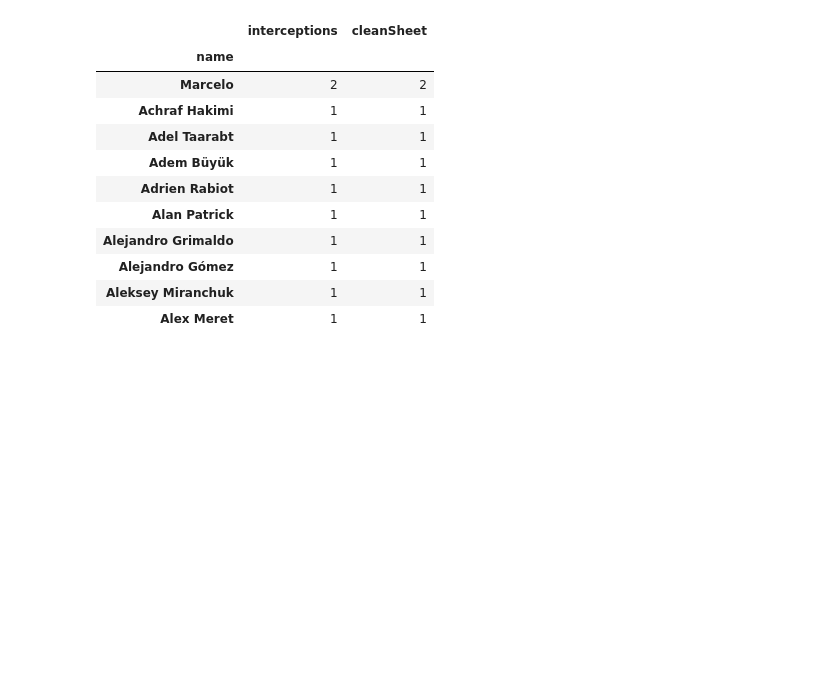
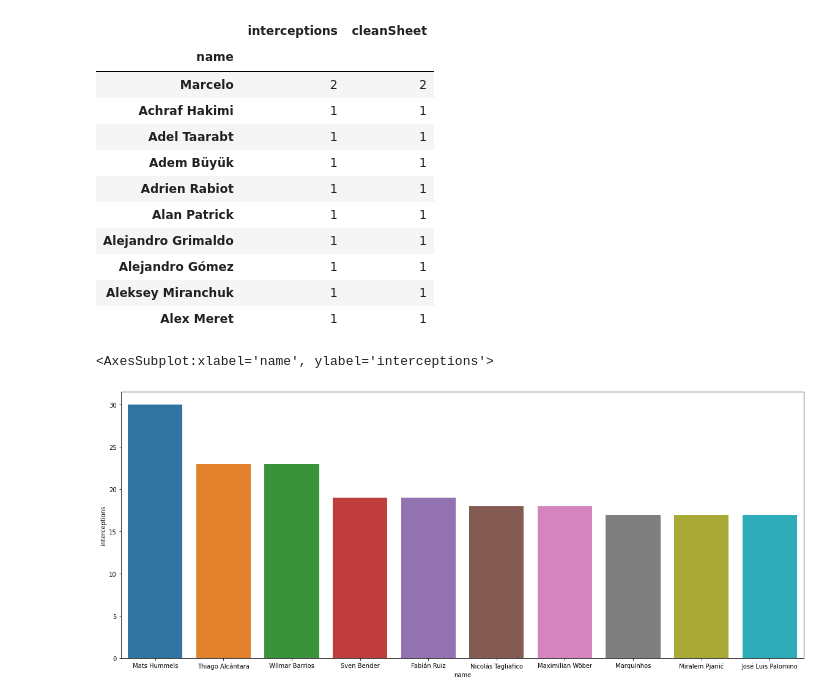
Before and after one commit to ZaidSultan10/champions-league-winner-prediction, a Jupyter notebook: UEFA_Champions_League_Winner_Prediction-checkpoint.ipynb, the cells around one changed output. Drawn from its saved outputs; the diff is of its cells as text; code cells hidden in the pictures; blank space fills up the shorter version.

Commit message:
top 10 defenders graph

```diff
--- a/UEFA_Champions_League_Winner_Prediction-checkpoint.ipynb
+++ b/UEFA_Champions_League_Winner_Prediction-checkpoint.ipynb
@@ -323,3 +323,9 @@ top_10_defenders[['name','interceptions']]
 | Alejandro Gómez | 1 | 1 |
 | Aleksey Miranchuk | 1 | 1 |
 | Alex Meret | 1 | 1 |
+# %%
+plt.figure(figsize=(20,8))
+sns.barplot(x="name", y="interceptions", data=top_10_defenders)
+# %% [output]
+<AxesSubplot:xlabel='name', ylabel='interceptions'>
+[figure, added]
```
Also changed, not shown: parts of 1 cell of this notebook.
